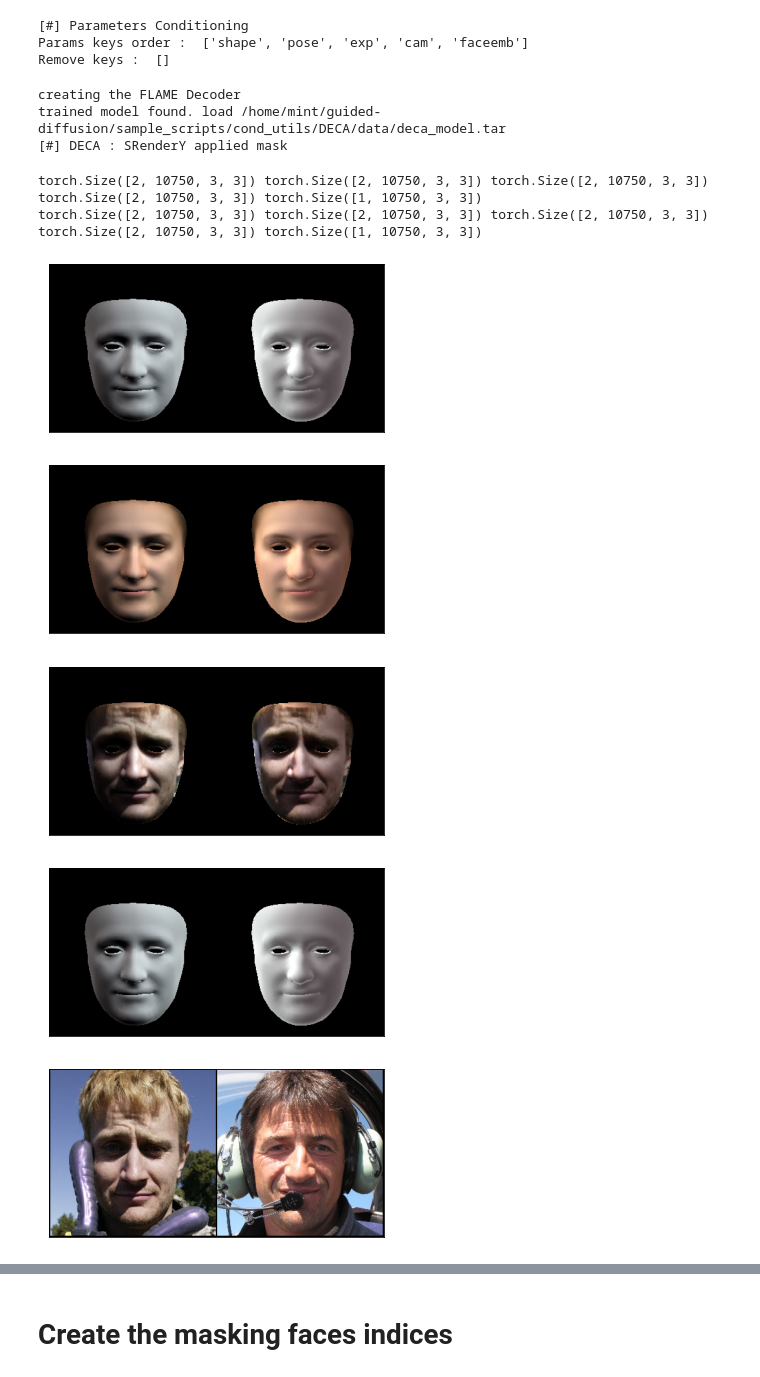
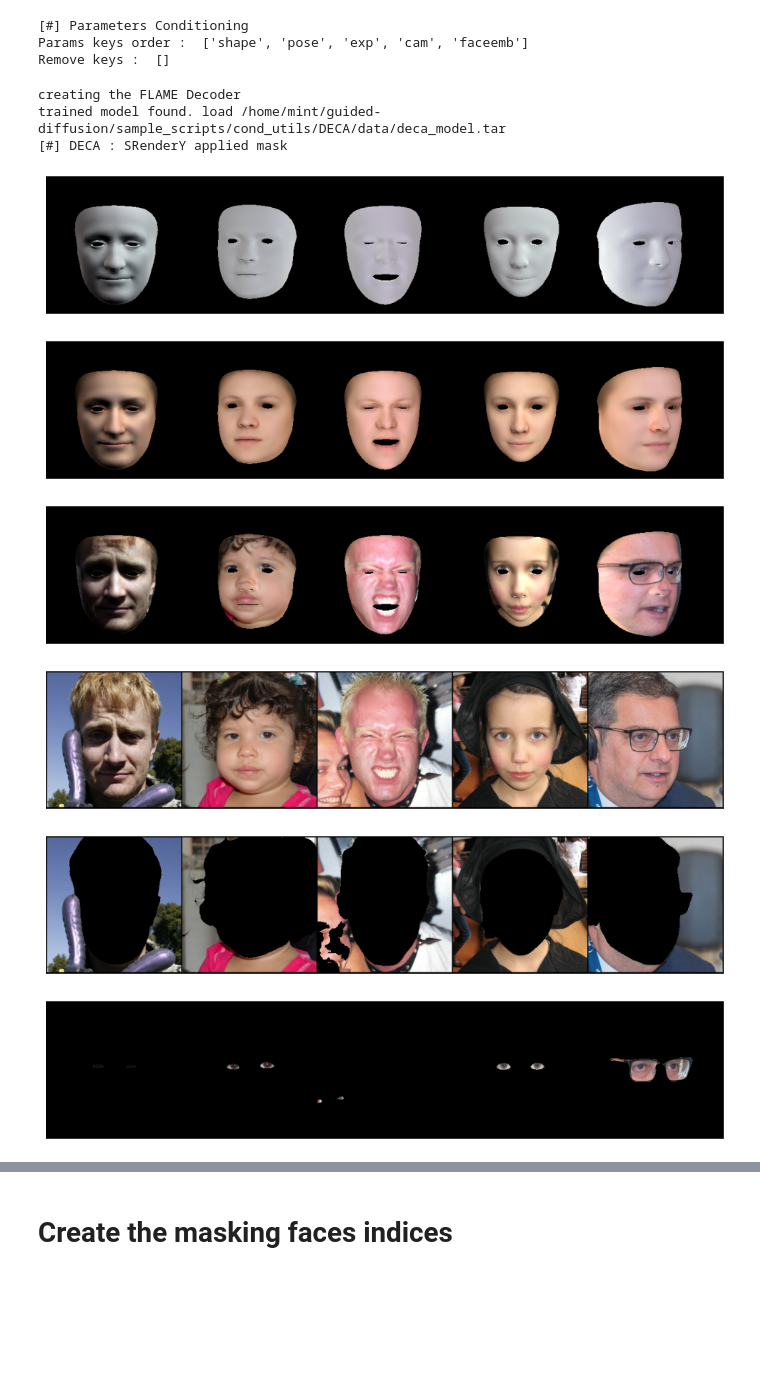
Before and after one commit to XezXey/guided-diffusion, a Jupyter notebook: experiment_scripts/masking_flame/masking_flame.ipynb, the cells around one changed output, grey strips where cells are left out. Saved outputs shown, nothing was run; the diff lists cells and outputs as text; code cells hidden in the pictures; blank space fills up the shorter version.

```diff
--- a/experiment_scripts/masking_flame/masking_flame.ipynb
+++ b/experiment_scripts/masking_flame/masking_flame.ipynb
@@ -9,9 +9,13 @@ import numpy as np
 from pytorch_lightning import seed_everything
 import torch as th
 import os
+os.environ["CUDA_DEVICE_ORDER"]="PCI_BUS_ID"   # see issue #152
+os.environ["CUDA_VISIBLE_DEVICES"]="2"
 import sys
+sys.path.insert(0, '../../sample_scripts/')
 import glob
-sys.path.insert(0, '../../sample_scripts/')
+import warnings
+warnings.filterwarnings("ignore")
 
 from sample_scripts.sample_utils.inference_utils import to_tensor
 from sample_scripts.sample_utils.vis_utils import plot_image
@@ -28,7 +32,7 @@ plt.rcParams["savefig.bbox"] = 'tight'
 def show(imgs):
     if not isinstance(imgs, list):
         imgs = [imgs]
-    fig, axs = plt.subplots(ncols=len(imgs), squeeze=False)
+    fig, axs = plt.subplots(ncols=len(imgs), squeeze=False, figsize=(17, 17))
     for i, img in enumerate(imgs):
         img = img.detach()
         img = F.to_pil_image(img)
@@ -48,8 +52,9 @@ def get_cfg(self):
 # %%
 ckpt_loader = ckpt_utils.CkptLoader(log_dir="UNetCond_Spatial_Hadamart_Tanh_Shape", cfg_name="UNetCond_Spatial_Hadamart_Tanh_Shape.yaml")
 cfg = ckpt_loader.cfg
-cfg.img_cond_model.in_image = cfg.img_cond_model.in_image + ['faceseg_bg_noface&nohair']
-cfg.img_cond_model.prep_image = [None, None]
+cfg.img_cond_model.in_image = cfg.img_cond_model.in_image + ['faceseg_bg_noface&nohair'] + ['faceseg_eyes']
+cfg.img_cond_model.prep_image = [None, None, None]
+cfg.img_model.image_size = 256
 # Load dataset
 img_dataset_path = f"/data/mint/DPM_Dataset/ffhq_256_with_anno/ffhq_256/"
 deca_dataset_path = f"/data/mint/DPM_Dataset/ffhq_256_with_anno/params/"
@@ -83,14 +88,6 @@ loader, dataset, _ = load_data_img_deca(
 #     set_='train',
 #     cfg=cfg,
 # )
-
-img_path = file_utils._list_image_files_recursively(f"{img_dataset_path}/valid/")
-img_idx = file_utils.search_index_from_listpath(list_path=img_path, search=['60065.jpg', '60182.jpg'])
-dat = th.utils.data.Subset(dataset, indices=img_idx)
-subset_loader = th.utils.data.DataLoader(dat, batch_size=2,
-                                    shuffle=False, num_workers=24)
-
-dat, model_kwargs = next(iter(subset_loader))
 # %% [output]
 [#] Model Path :  ['/data/mint/model_logs_mount/v12/UNetCond_Spatial_Hadamart_Tanh_Shape/']
 [#] Config Path :  ['/home/mint/guided-diffusion/config/EncLight_Spatial_Rendered_Face_Hadamart_clip/UNetCond_Spatial_Hadamart_Tanh_Shape.yaml']
@@ -101,37 +98,43 @@ Remove keys :  []
 # %%
 from importlib import reload
 reload(params_utils)
 
 f_mask = np.load('./FLAME_masks_face-id.pkl', allow_pickle=True, encoding='latin1')
 v_mask = np.load('./FLAME_masks.pkl', allow_pickle=True, encoding='latin1')
 mask={
     'v_mask':v_mask['face'].tolist(),
     'f_mask':f_mask['face'].tolist()
 }
+
+img_path = file_utils._list_image_files_recursively(f"{img_dataset_path}/valid/")
+img_idx = file_utils.search_index_from_listpath(list_path=img_path, search=['60065.jpg', '60000.jpg', '60001.jpg', '60002.jpg', '60004.jpg'])
+dat = th.utils.data.Subset(dataset, indices=img_idx)
+subset_loader = th.utils.data.DataLoader(dat, batch_size=1000,
+                                    shuffle=False, num_workers=24)
+
+dat, model_kwargs = next(iter(subset_loader))
 # rendered_image, orig_visdict = params_utils.render_deca(deca_params=model_kwargs, idx=0, n=2, deca_mode='only_renderer', mask=mask)
-rendered_image, orig_visdict = params_utils.render_deca(deca_params=model_kwargs, idx=0, n=2, useTex=True, extractTex=True, deca_mode='', use_detail=True, mask=mask)
+rendered_image, orig_visdict = params_utils.render_deca(deca_params=model_kwargs, idx=0, n=20, useTex=True, extractTex=True, deca_mode='', use_detail=True, mask=mask, repeat=False)
 
 grid = torchvision.utils.make_grid(orig_visdict['shape_images'].mul(255).add_(0.5).clamp_(0, 255).cpu())
 show(grid/255.0)
 grid = torchvision.utils.make_grid(orig_visdict['rendered_images'].mul(255).add_(0.5).clamp_(0, 255).cpu())
 show(grid/255.0)
-
 grid = torchvision.utils.make_grid(orig_visdict['rendered_images_uv_texture'].mul(255).add_(0.5).clamp_(0, 255).cpu())
 show(grid/255.0)
-
-grid = torchvision.utils.make_grid(orig_visdict['shape_images'].mul(255).add_(0.5).clamp_(0, 255).cpu())
-show(grid/255.0)
-
 grid = torchvision.utils.make_grid(model_kwargs['raw_image'].cpu())
 show(grid/255.0)
+grid = torchvision.utils.make_grid((((model_kwargs['faceseg_bg_noface&nohair_img'] + 1) * 127.5)).float().cpu())
+show(grid/255.0)
+grid = torchvision.utils.make_grid((((model_kwargs['faceseg_eyes_img'] + 1) * 127.5)).float().cpu())
+show(grid/255.0)
 # %% [output]
 creating the FLAME Decoder
 trained model found. load /home/mint/guided-diffusion/sample_scripts/cond_utils/DECA/data/deca_model.tar
 [#] DECA : SRenderY applied mask
-torch.Size([2, 10750, 3, 3]) torch.Size([2, 10750, 3, 3]) torch.Size([2, 10750, 3, 3]) torch.Size([2, 10750, 3, 3]) torch.Size([1, 10750, 3, 3])
-torch.Size([2, 10750, 3, 3]) torch.Size([2, 10750, 3, 3]) torch.Size([2, 10750, 3, 3]) torch.Size([2, 10750, 3, 3]) torch.Size([1, 10750, 3, 3])
-[figure, old version]
+[figure, new version]
-[figure, old version]
+[figure, new version]
-[figure, old version]
+[figure, new version]
-[figure, old version]
+[figure, new version]
-[figure, old version]
+[figure, new version]
+[figure, added]
```
Also changed, not shown: parts of 6 cells of this notebook, 3 other files.
